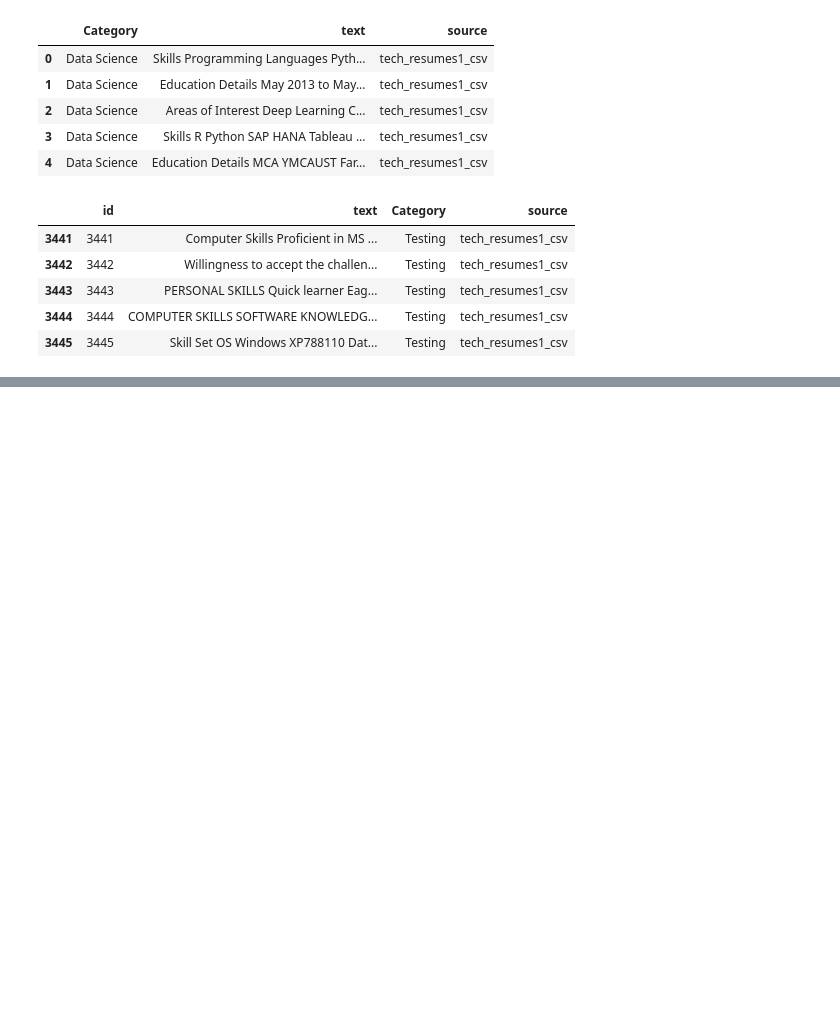
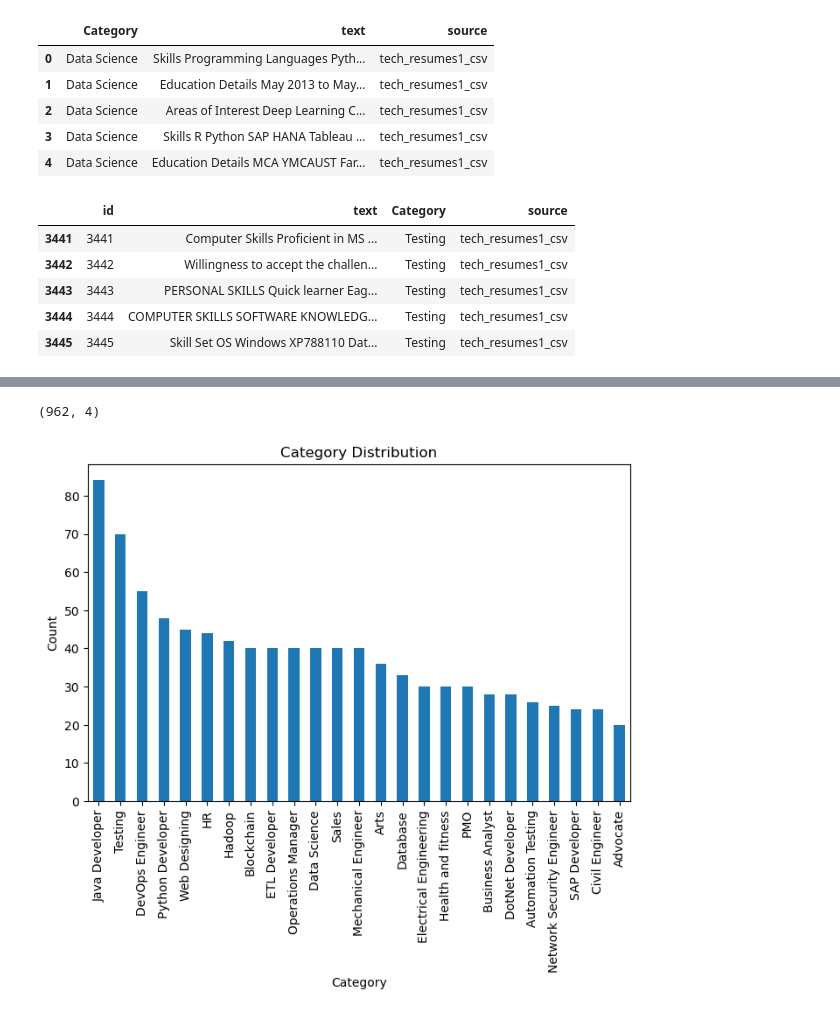
Before and after one commit to farahdimshawy/RecruitmentAgent, a Jupyter notebook: data/rag_corpus/rag_corpus.ipynb, the cells around one changed output, grey strips where cells are left out. Drawn from its saved outputs; the diff is of its cells as text; code cells hidden in the pictures; blank space fills up the shorter version.

```diff
--- a/data/rag_corpus/rag_corpus.ipynb
+++ b/data/rag_corpus/rag_corpus.ipynb
@@ -41,3 +41,7 @@ rag_df.tail()
 | 3443 | 3443 | PERSONAL SKILLS Quick learner Eag... | Testing | tech_resumes1_csv |
 | 3444 | 3444 | COMPUTER SKILLS SOFTWARE KNOWLEDG... | Testing | tech_resumes1_csv |
 | 3445 | 3445 | Skill Set OS Windows XP788110 Dat... | Testing | tech_resumes1_csv |
+# %%
+df2["id"] = df2.index.astype(str)
+df2 = df2[["id", "text", "Category", "source"]]
+df2.head()
@@ -43,0 +55,19 @@ rag_df.tail()
+# %%
+df2.shape
+# %% [output]
+(962, 4)
+# %%
+import matplotlib.pyplot as plt
+
+# Count occurrences
+category_counts = df2["Category"].value_counts()
+
+# Plot
+plt.figure(figsize=(8,5))
+category_counts.plot(kind="bar")
+plt.xlabel("Category")
+plt.ylabel("Count")
+plt.title("Category Distribution")
+plt.show()
+# %% [output]
+[figure, added]
```
Also changed, not shown: parts of 5 cells of this notebook, 9 other files.
